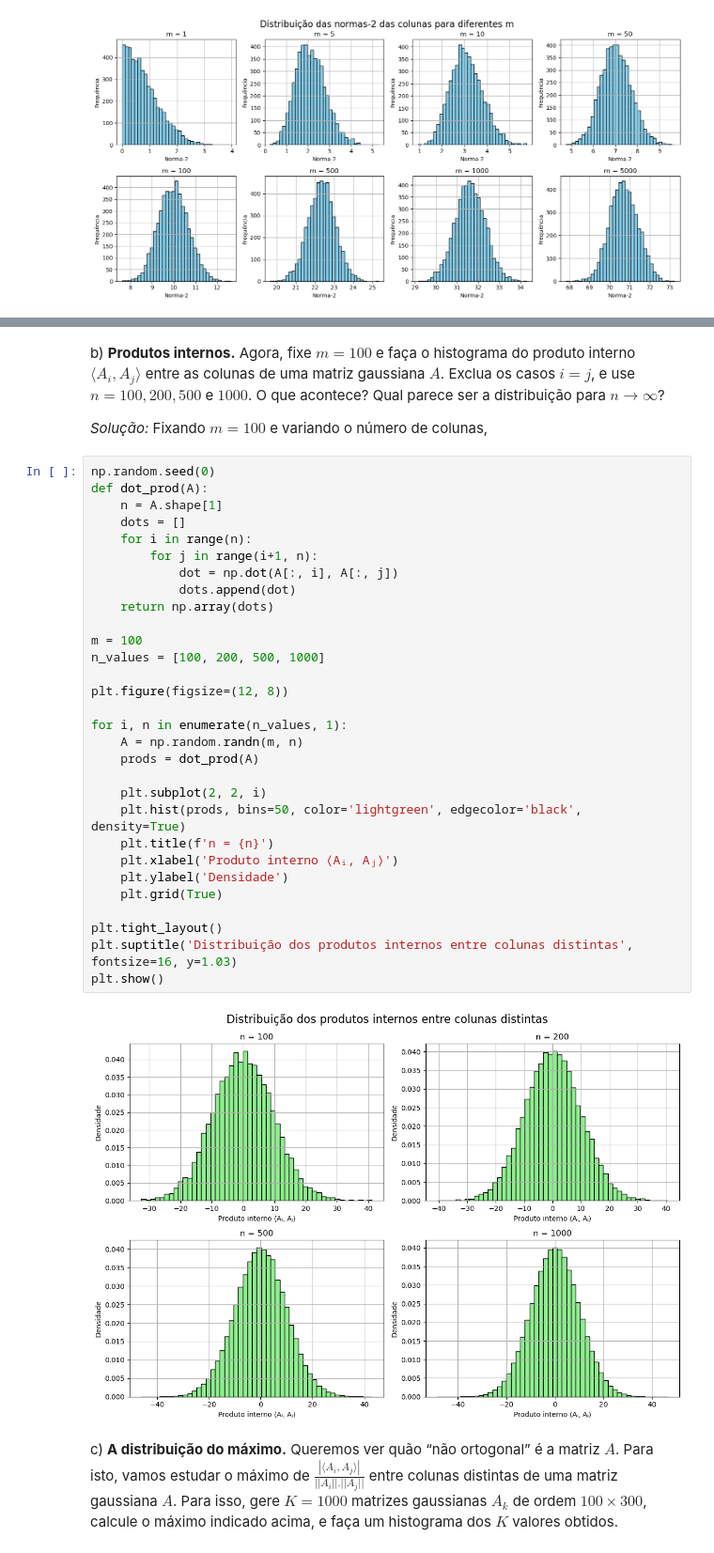
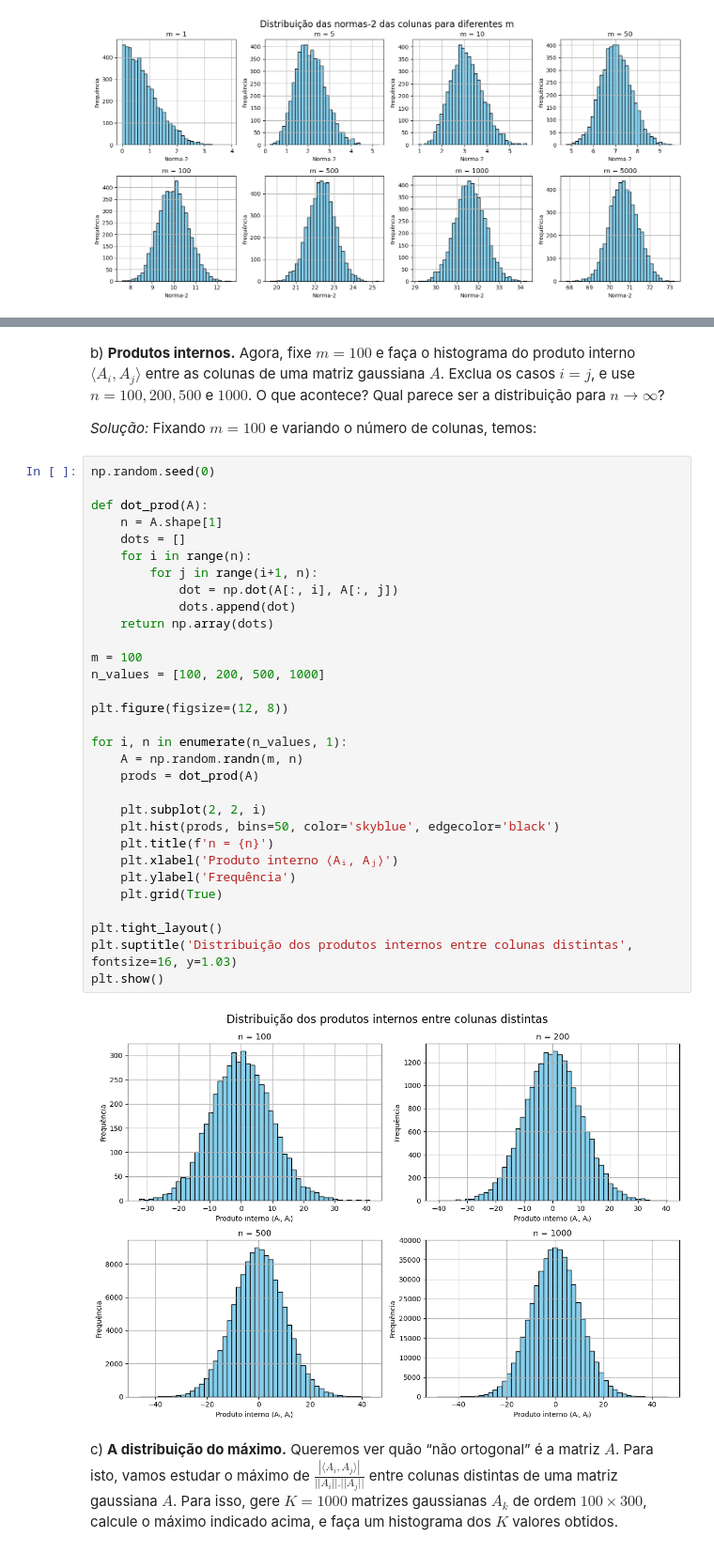
Before and after one commit to ADrielFariads/Projeto4_ALN, a Jupyter notebook: projeto4_ALN.ipynb, the cells around one changed output, grey strips where cells are left out. Shown at 94% size. Cells and saved outputs as stored; diff of their text form.

Commit message:
fixed plots in b

```diff
--- a/projeto4_ALN.ipynb
+++ b/projeto4_ALN.ipynb
@@ -47,39 +47,40 @@ Note que essa é uma distribuição conhecida, a *Qui-Quadrado*
 # %% [markdown]
 b) **Produtos internos.** Agora, fixe $m=100$ e faça o histograma do produto interno $\langle A_i, A_j \rangle$ entre as colunas de uma matriz gaussiana $A$. Exclua os casos $i=j$, e use $n=100, 200, 500$ e $1000$. O que acontece? Qual parece ser a distribuição para $n \rightarrow \infty$?
 
-*Solução:* Fixando $m=100$ e variando o número de colunas,
+*Solução:* Fixando $m=100$ e variando o número de colunas, temos:
 # %%
 np.random.seed(0)
+
 def dot_prod(A):
     n = A.shape[1]
     dots = []
     for i in range(n):
         for j in range(i+1, n):
             dot = np.dot(A[:, i], A[:, j])
             dots.append(dot)
     return np.array(dots)
 
 m = 100
 n_values = [100, 200, 500, 1000]
 
 plt.figure(figsize=(12, 8))
 
 for i, n in enumerate(n_values, 1):
     A = np.random.randn(m, n)
     prods = dot_prod(A)
 
     plt.subplot(2, 2, i)
-    plt.hist(prods, bins=50, color='lightgreen', edgecolor='black', density=True)
+    plt.hist(prods, bins=50, color='skyblue', edgecolor='black')
     plt.title(f'n = {n}')
     plt.xlabel('Produto interno ⟨Aᵢ, Aⱼ⟩')
-    plt.ylabel('Densidade')
+    plt.ylabel('Frequência')
     plt.grid(True)
 
 plt.tight_layout()
 plt.suptitle('Distribuição dos produtos internos entre colunas distintas', fontsize=16, y=1.03)
 plt.show()
 # %% [output]
-[figure, old version]
+[figure, new version]
 # %% [markdown]
 c) **A distribuição do máximo.** Queremos ver quão “não ortogonal” é a matriz $A$. Para isto, vamos estudar o máximo de $\frac{|\langle A_i, A_j \rangle|}{||A_i||.||A_j||}$ entre colunas distintas de uma matriz gaussiana $A$. Para isso, gere $K=1000$ matrizes gaussianas $A_k$ de ordem $100 \times 300$, calcule o máximo indicado acima, e faça um histograma dos $K$ valores obtidos.
 # %% [markdown]
```
Also changed, not shown: parts of 1 cell of this notebook.
